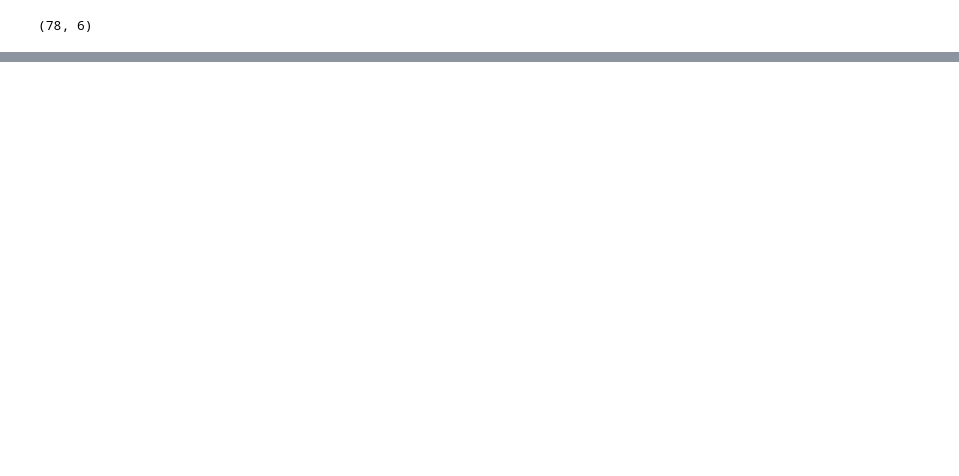
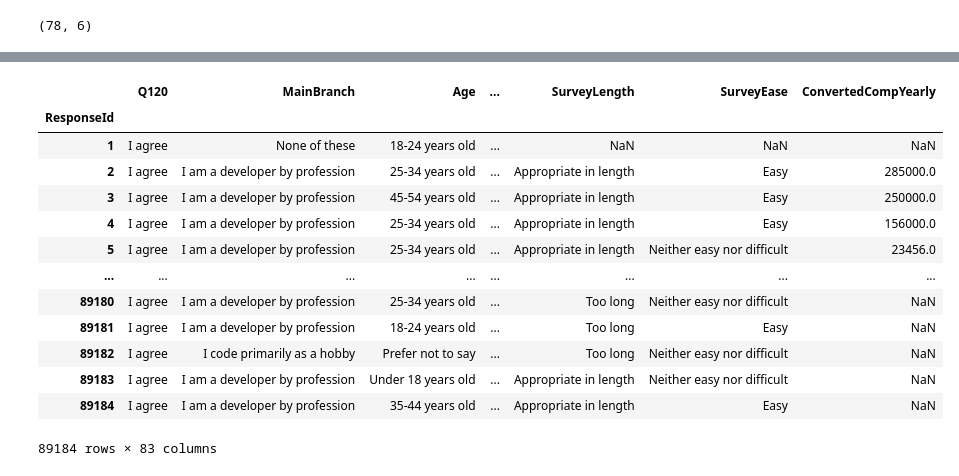
Before and after one commit to Antoine-Nchore/pandas, a Jupyter notebook: pandas.ipynb, the cells around one changed output, grey strips where cells are left out. Drawn from its saved outputs; the diff is of its cells as text; code cells hidden in the pictures; blank space fills up the shorter version.

```diff
--- a/pandas.ipynb
+++ b/pandas.ipynb
@@ -78,0 +245,19 @@ pd.set_option('display.max_columns', 6)
+# %%
+df.set_index('ResponseId', inplace=True)
+# %%
+df
+# %% [output]
+|  | Q120 | MainBranch | Age | ... | SurveyLength | SurveyEase | ConvertedCompYearly |
+| ResponseId |  |  |  |  |  |  |  |
+| 1 | I agree | None of these | 18-24 years old | ... | NaN | NaN | NaN |
+| 2 | I agree | I am a developer by profession | 25-34 years old | ... | Appropriate in length | Easy | 285000.0 |
+| 3 | I agree | I am a developer by profession | 45-54 years old | ... | Appropriate in length | Easy | 250000.0 |
+| 4 | I agree | I am a developer by profession | 25-34 years old | ... | Appropriate in length | Easy | 156000.0 |
+| 5 | I agree | I am a developer by profession | 25-34 years old | ... | Appropriate in length | Neither easy nor difficult | 23456.0 |
+| ... | ... | ... | ... | ... | ... | ... | ... |
+| 89180 | I agree | I am a developer by profession | 25-34 years old | ... | Too long | Neither easy nor difficult | NaN |
+| 89181 | I agree | I am a developer by profession | 18-24 years old | ... | Too long | Easy | NaN |
+| 89182 | I agree | I code primarily as a hobby | Prefer not to say | ... | Too long | Neither easy nor difficult | NaN |
+| 89183 | I agree | I am a developer by profession | Under 18 years old | ... | Appropriate in length | Neither easy nor difficult | NaN |
+| 89184 | I agree | I am a developer by profession | 35-44 years old | ... | Appropriate in length | Easy | NaN |
+89184 rows × 83 columns
```
Also changed, not shown: parts of 15 cells of this notebook, 1 other file.
